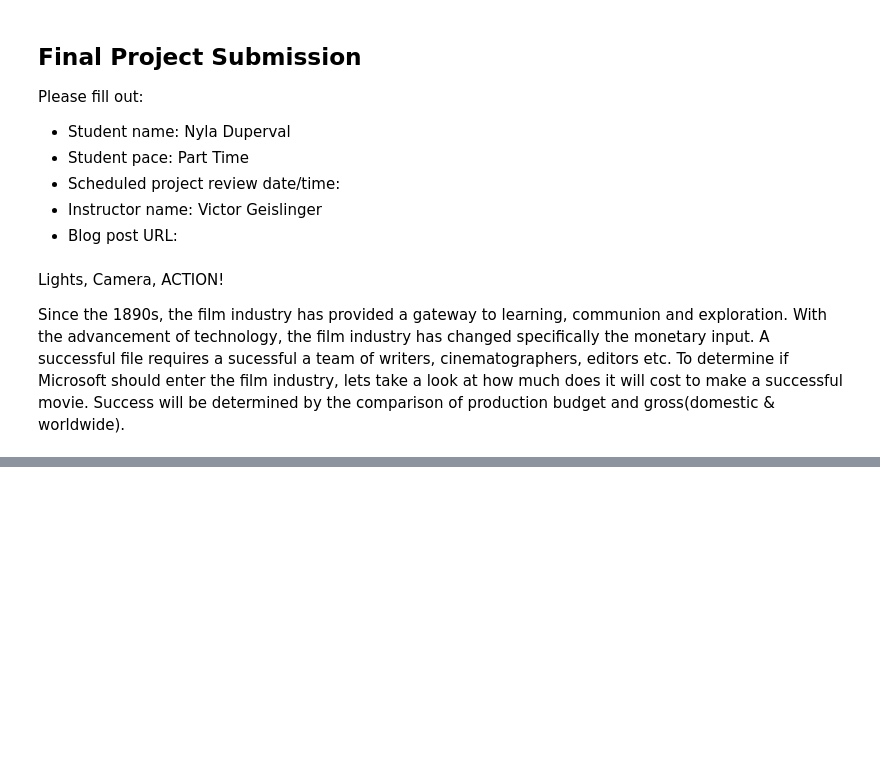
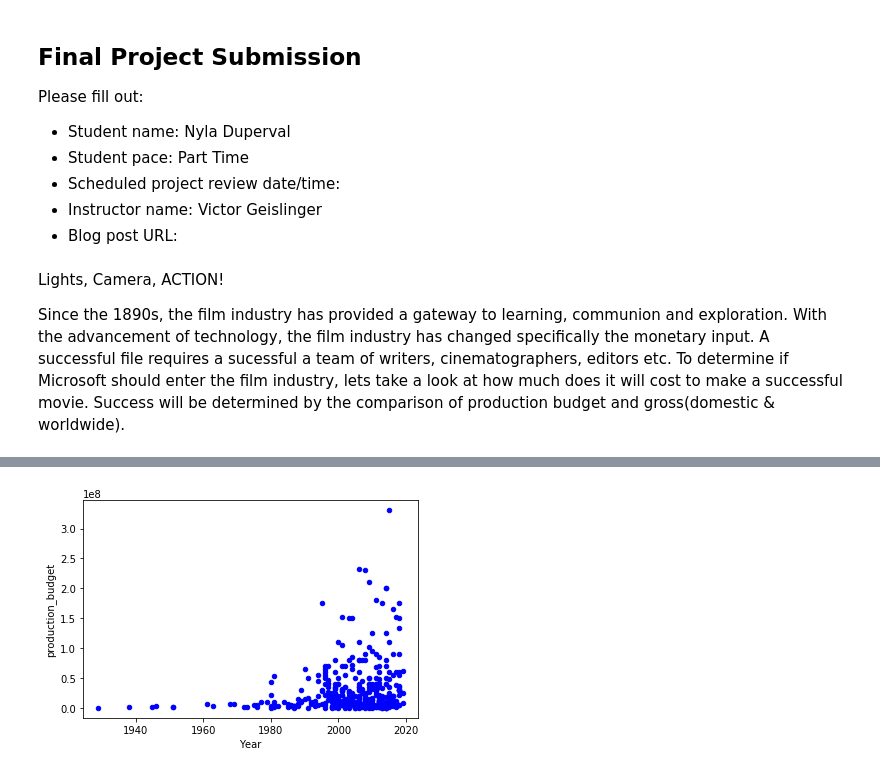
Before and after one commit to Nyla-max/dsc-mod-1-project-v2-1-onl01-dtsc-pt-012120, a Jupyter notebook: student.ipynb, the cells around one changed output, grey strips where cells are left out. Cells and saved outputs as stored; diff of their text form; code cells hidden in the pictures; blank space fills up the shorter version.

```diff
--- a/student.ipynb
+++ b/student.ipynb
@@ -117,0 +115,5 @@ Name: domestic_gross, Length: 96, dtype: float64
+# %%
+dw_gross.plot(kind='scatter', x='Year', y='production_budget', color='blue')
+plt.show()
+# %% [output]
+[figure, added]
```
Also changed, not shown: parts of 38 cells of this notebook.
